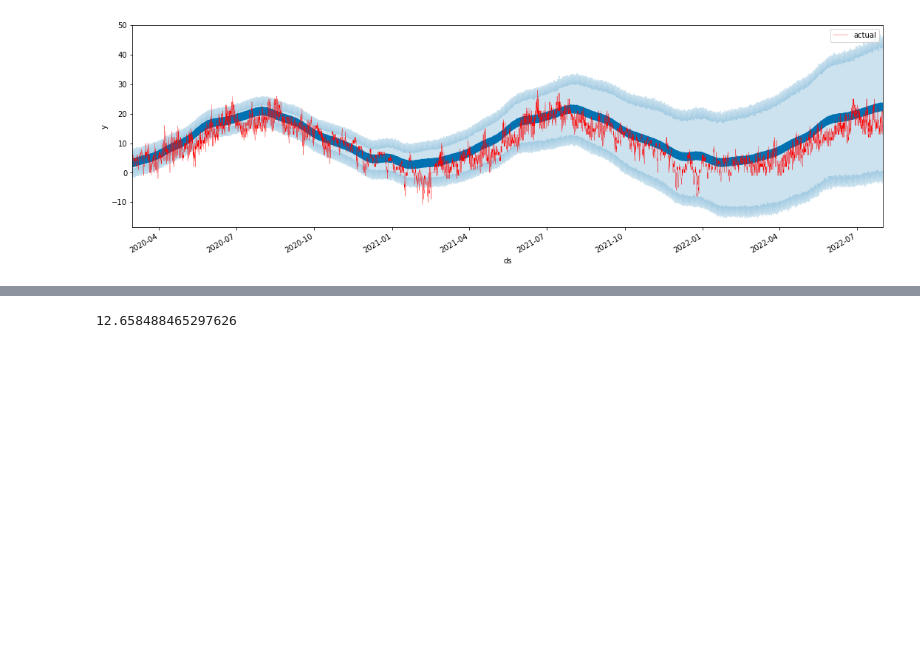
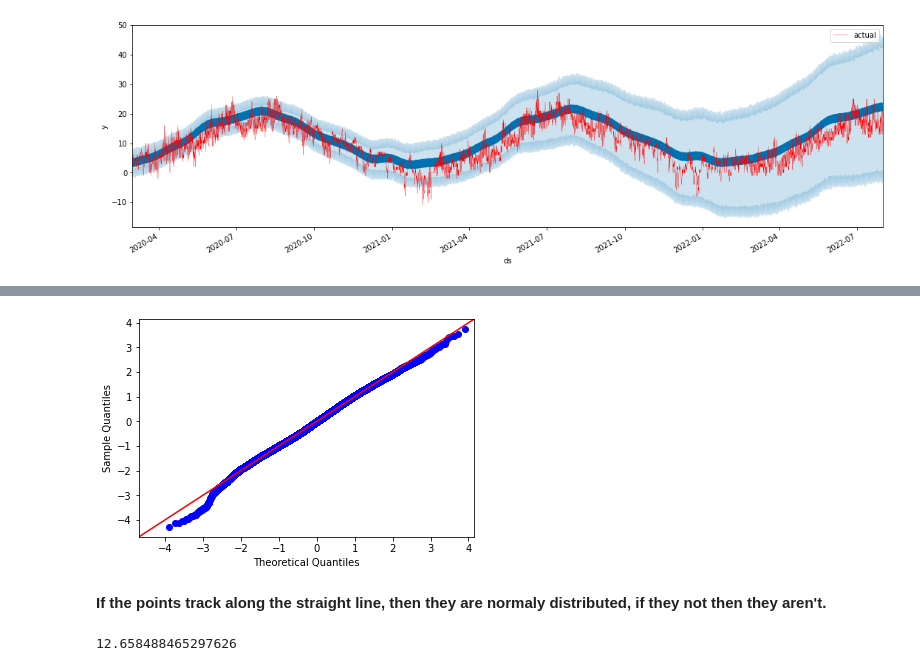
Before and after one commit to Peshkatar/prophet-weather-forecast, a Jupyter notebook: model.ipynb, the cells around one changed output, grey strips where cells are left out. Saved outputs shown, nothing was run; the diff lists cells and outputs as text; code cells hidden in the pictures; blank space fills up the shorter version.

```diff
--- a/model.ipynb
+++ b/model.ipynb
@@ -278,3 +296,13 @@ pred.plot(kind="scatter", x="yhat", y="resid", xlabel="Predictions", ylabel="Res
+# %%
+# Create the Q-Q plot of the residuals
+qqplot(data=pred["resid"], fit=True, line="45")
+
+# Show the plot
+plt.show()
+# %% [output]
+[figure, added]
+# %% [markdown]
+**If the points track along the straight line, then they are normaly distributed, if they not then they aren't.**
 # %%
 # MSE.
 mean_squared_error(pred.y, pred.yhat)
```
Also changed, not shown: parts of 6 cells of this notebook.
